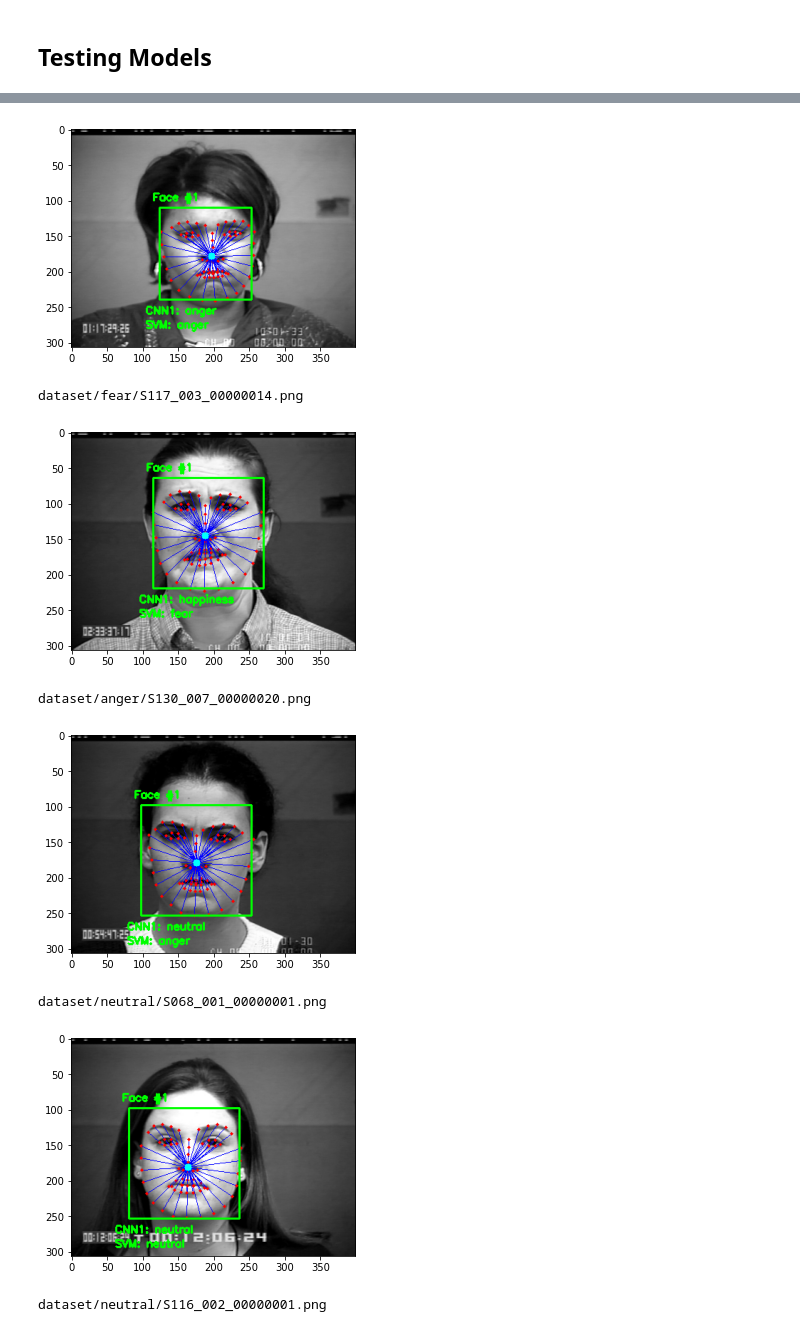
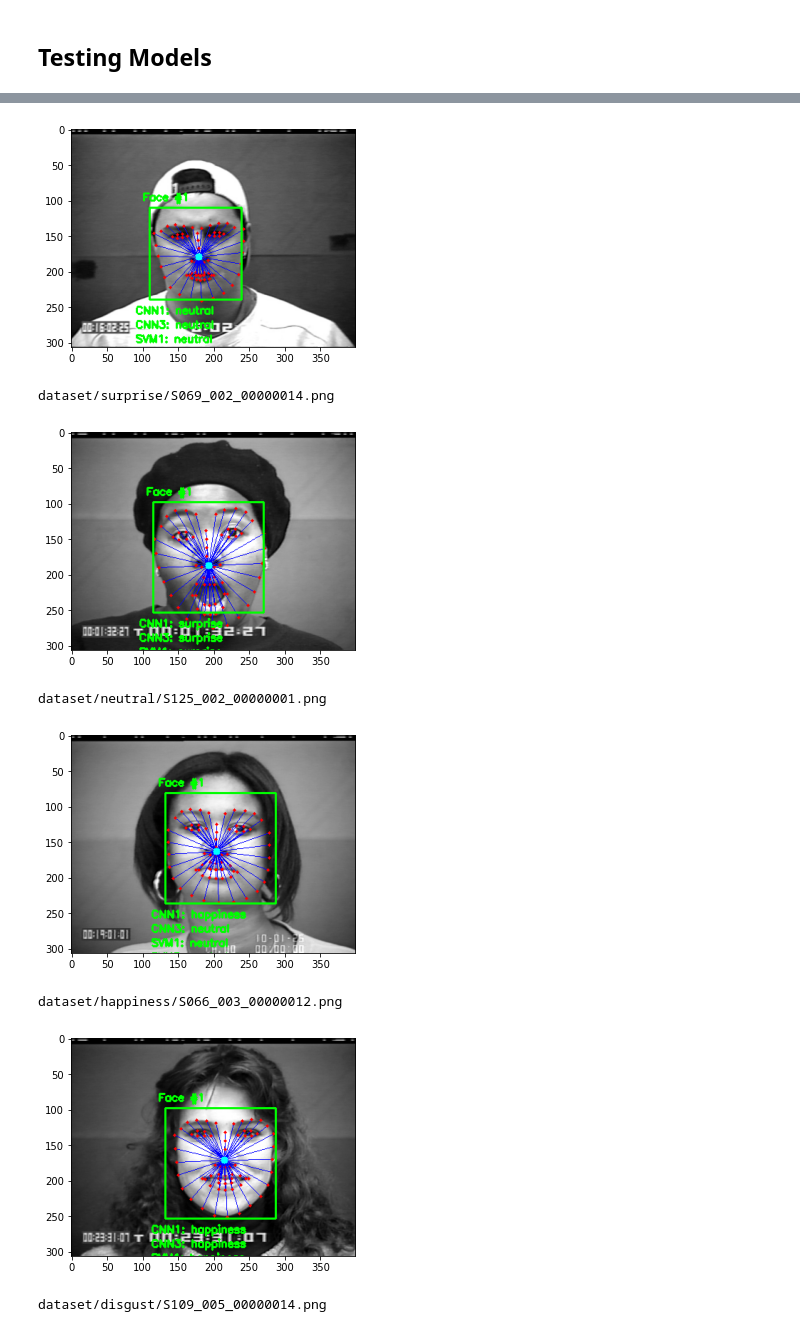
Before and after one commit to rachung2510/FYP70_SocialRobot, a Jupyter notebook: EmotionRecognition/model.ipynb, the cells around one changed output, grey strips where cells are left out. Cells and saved outputs as stored; diff of their text form; code cells hidden in the pictures.

Commit message:
added CNN & SVM models trained on both vectors and coordinates

```diff
--- a/EmotionRecognition/model.ipynb
+++ b/EmotionRecognition/model.ipynb
@@ -36,5 +36,6 @@ for mood in moods:
 df = pd.DataFrame(data, columns=['filename','mood'])
 df.set_index('filename', inplace=True)
 df["vectors"] = [np.array([]) for k in range(df.shape[0])]
+df["coords"] = [np.array([]) for k in range(df.shape[0])]
 df.sample(10)
 # %% [output]
@@ -84,6 +85,7 @@ for mood in moods:
     for filename in os.listdir(data_path + mood):
         path = data_path + mood + '/' + filename
         vectors = [] # list of vectors
+        coords = [] # list of coordinates of facial landmarks (offset by cog)
 
         # load the input image, resize it, and convert it to grayscale
         image = cv2.imread(path)
@@ -123,6 +125,9 @@ for mood in moods:
                 # get vector magnitude and direction
                 vectors.append([mag(cog, (x,y)), angle(cog, (x,y))])
 
+                # append coordinates relative to cog
+                coords.append([x-cog[0], y-cog[1]])
+
             if show:
                 cv2.circle(image, cog, 5, (0,255,255), -1)
 
@@ -133,11 +138,16 @@ for mood in moods:
             plt.show()
 
         vectors = np.array(vectors)
-        vectors[:,0] = vectors[:,0] / max(vectors[:,0]) # normalize magnitudes
+        scale_factor = 1 / max(vectors[:,0])
+        vectors[:,0] = vectors[:,0] * scale_factor  # normalize magnitudes
         vectors = vectors[:,0] * vectors[:,1]
 #         vectors = vectors.reshape(-1)
         df.loc[filename, 'vectors'] = vectors
 
+        coords = np.array(coords) * scale_factor
+        coords = coords.reshape(-1)
+        df.loc[filename, 'coords'] = coords
+
         show = False
 # %% [output]
 anger
@@ -182,14 +192,14 @@ from tensorflow.keras.optimizers import Adam, SGD, RMSprop
 from keras.callbacks import EarlyStopping, ModelCheckpoint
 # %%
 # One hot encoding for emotion
-cnn_data = pd.get_dummies(df.mood).join(df['vectors'])
+cnn_data = pd.get_dummies(df.mood).join(df.loc[:,['vectors','coords']])
 emotion_classes = cnn_data.columns[:len(moods)]
 print('One hot encoded:')
 display(cnn_data.sample(5))
 
 # split into train, val and test
-x = np.array([k for k in cnn_data['vectors'].values])
-y = cnn_data.iloc[:,:-1].values
+x = np.c_[np.array([k for k in cnn_data['vectors'].values]), np.array([k for k in cnn_data['coords'].values])]
+y = cnn_data.iloc[:,:8].values
 x_train, x_test, y_train, y_test = train_test_split(x, y, test_size=0.20, random_state=0)
 x_train, x_val, y_train, y_val = train_test_split(x_train, y_train, test_size=0.20, random_state=0)
 
@@ -397,7 +408,7 @@ print('Label encoded:')
 display(svm_data.sample(5))
 
 # split into train, val and test
-x = np.array([k for k in svm_data['vectors'].values])
+x = np.c_[np.array([k for k in svm_data['vectors'].values]), np.array([k for k in svm_data['coords'].values])]
 y = svm_data['mood'].values
 x_train, x_test, y_train, y_test = train_test_split(x, y, test_size=0.20, random_state=0)
 
@@ -452,10 +464,11 @@ rand_images = random.sample(image_filenames, 10)
 rand_images
 
 cnn1 = load_model(model_path+'emotion-cnn1.hd5')
-cnn2 = load_model(model_path+'emotion-cnn2.hd5')
-svm_pipe = pickle.load(open(model_path+'emotion-svm', 'rb'))
+cnn3 = load_model(model_path+'emotion-cnn3.hd5')
+svm1 = pickle.load(open(model_path+'emotion-svm', 'rb'))
+svm2 = pickle.load(open(model_path+'emotion-svm2', 'rb'))
 for path in rand_images:
-    vectors = []
+    vectors, coords = [], []
     classes = {}
 
     image = cv2.imread(path)
@@ -474,6 +487,7 @@ for path in rand_images:
             cv2.line(image, (x,y), cog, (0,0,255), 1) # draw vector lines
             cv2.circle(image, (x,y), 2, (255,0,0), -1) # image, center-coords, radius, colour, thickness(fill)
             vectors.append([mag(cog, (x,y)), angle(cog, (x,y))]) # get vector magnitude and direction
+            coords.append([x-cog[0], y-cog[1]])
 
         cv2.circle(image, cog, 5, (0,255,255), -1)
 
@@ -484,13 +498,21 @@ for path in rand_images:
 
         # prediction
         vectors = np.array(vectors)
-        vectors[:,0] = vectors[:,0] / max(vectors[:,0]) # normalize magnitudes
+        scale_factor = 1 / max(vectors[:,0])
+        vectors[:,0] = vectors[:,0] * scale_factor # normalize magnitudes
         vectors = vectors[:,0] * vectors[:,1]
-        svm_input = vectors.reshape(1,-1)
-        cnn_input = vectors.reshape(1, len(vectors), 1)
-        classes['CNN1'] = emotion_classes[np.argmax(cnn1.predict(cnn_input))]
-#        classes['CNN2'] = emotion_classes[np.argmax(cnn2.predict(cnn_input))]
-        classes['SVM'] = emotion_classes[svm_pipe.predict(svm_input)[0]]
+        coords = (np.array(coords) * scale_factor).reshape(-1) # 1D array
+
+        svm1_input = vectors.reshape(1,-1)
+        cnn1_input = vectors.reshape(1, len(vectors), 1)
+        svm2_input = np.r_[vectors, coords].reshape(1,-1)
+        cnn3_input = np.r_[vectors, coords].reshape(1, len(vectors)+len(coords), 1)
+#         print(svm_input.shape, cnn_input.shape)
+
+        classes['CNN1'] = emotion_classes[np.argmax(cnn1.predict(cnn1_input))]
+        classes['CNN3'] = emotion_classes[np.argmax(cnn3.predict(cnn3_input))]
+        classes['SVM1'] = emotion_classes[svm1.predict(svm1_input)[0]]
+        classes['SVM2'] = emotion_classes[svm2.predict(svm2_input)[0]]
         i = 1
         for k,v in classes.items():
             cv2.putText(image, '%s: %s' % (k,v), (x-20,y+h+20*i),
@@ -506,8 +530,8 @@ dataset/anger/S133_003_00000047.png
-[figure, old version]
+[figure, new version]
-dataset/fear/S117_003_00000014.png
+dataset/surprise/S069_002_00000014.png
-[figure, old version]
+[figure, new version]
-dataset/anger/S130_007_00000020.png
+dataset/neutral/S125_002_00000001.png
-[figure, old version]
+[figure, new version]
-dataset/neutral/S068_001_00000001.png
+dataset/happiness/S066_003_00000012.png
-[figure, old version]
+[figure, new version]
-dataset/neutral/S116_002_00000001.png
+dataset/disgust/S109_005_00000014.png
```
Also changed, not shown: parts of 9 cells of this notebook, 1 other file.
